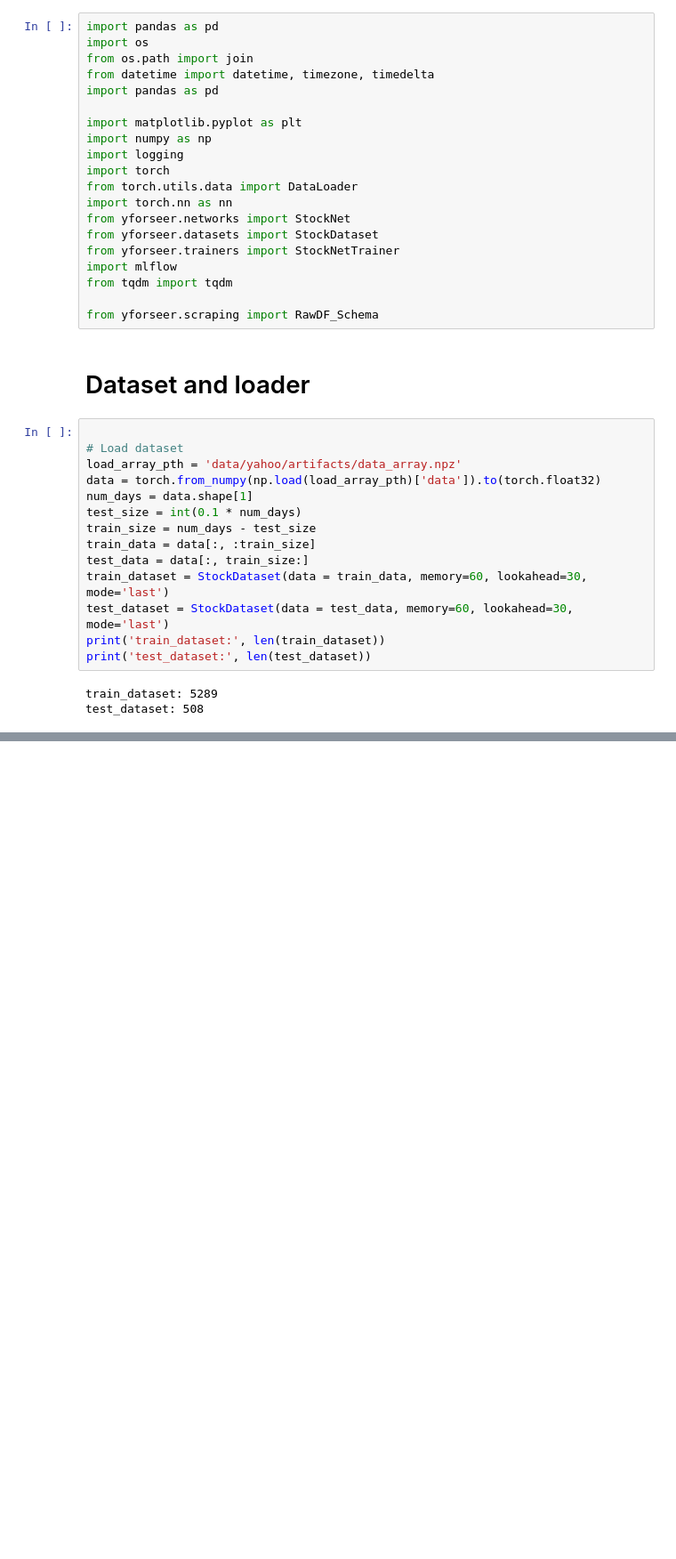
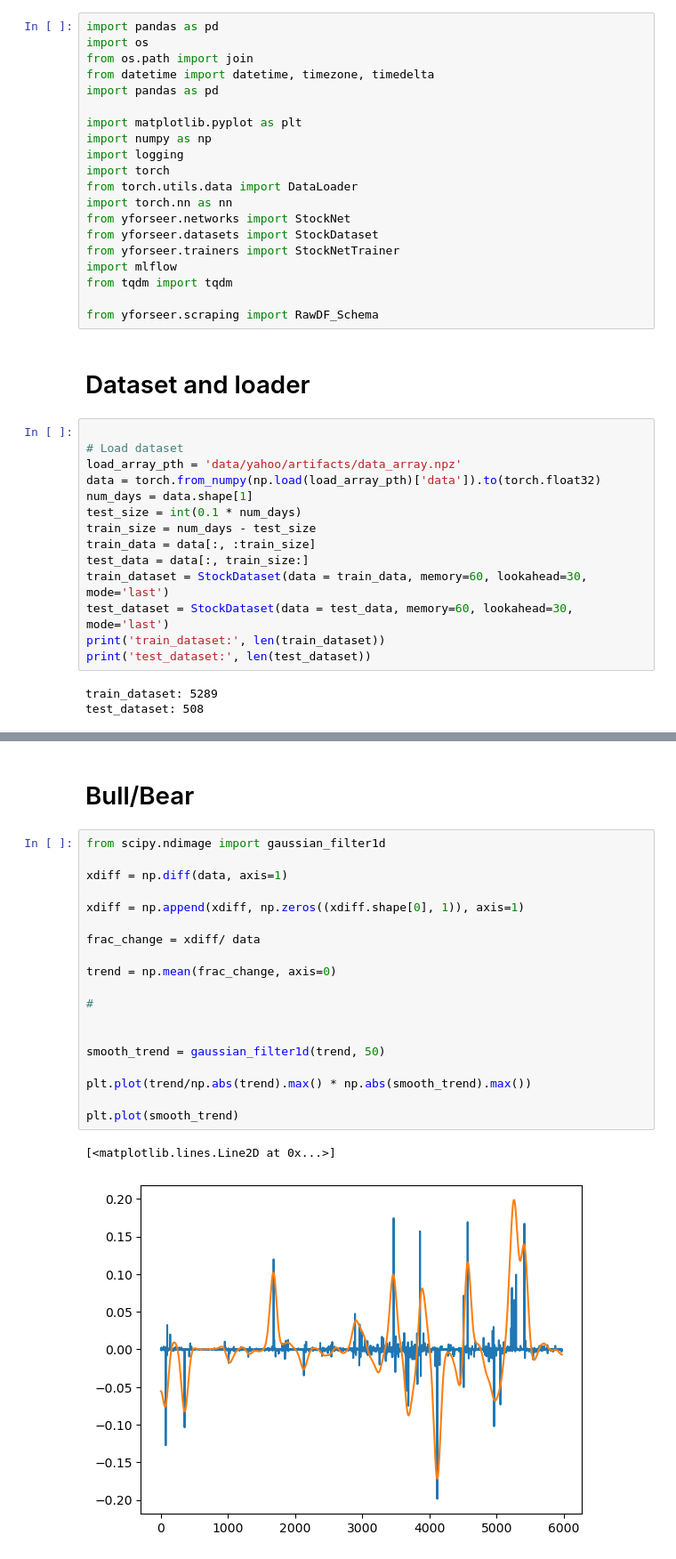
Before and after one commit to yyhhoi/yforseer, a Jupyter notebook: try.ipynb, the cells around one changed output, grey strips where cells are left out. Shown at 89% size. Cells and saved outputs as stored; diff of their text form; blank space fills up the shorter version.

```diff
--- a/try.ipynb
+++ b/try.ipynb
@@ -48,0 +141,24 @@ plt.plot(data[1])
+# %% [markdown]
+# Bull/Bear
+# %%
+from scipy.ndimage import gaussian_filter1d
+
+xdiff = np.diff(data, axis=1)
+
+xdiff = np.append(xdiff, np.zeros((xdiff.shape[0], 1)), axis=1)
+
+frac_change = xdiff/ data
+
+trend = np.mean(frac_change, axis=0)
+
+#
+
+
+smooth_trend = gaussian_filter1d(trend, 50)
+
+plt.plot(trend/np.abs(trend).max() * np.abs(smooth_trend).max())
+
+plt.plot(smooth_trend)
+# %% [output]
+[<matplotlib.lines.Line2D at 0x...>]
+[figure, added]
```
Also changed, not shown: parts of 9 cells of this notebook, 1 other file.
